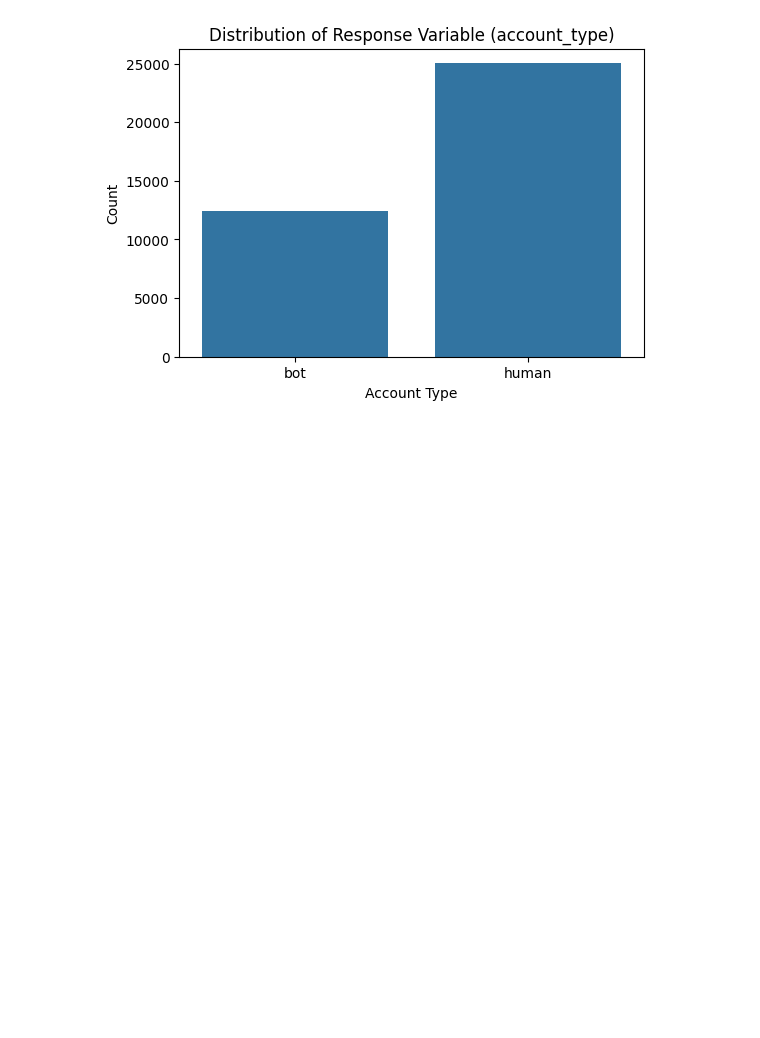
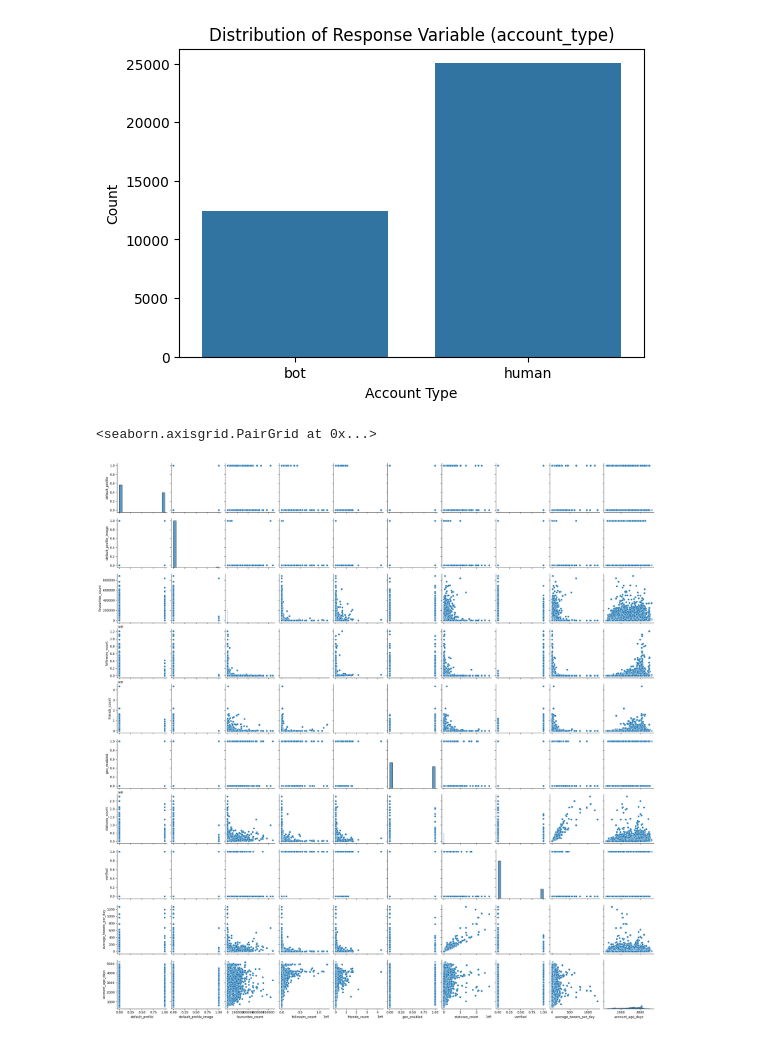
Before and after one commit to Waliya451/Fraud-Detection, a Jupyter notebook: EDA.ipynb, the cells around one changed output. Drawn from its saved outputs; the diff is of its cells as text; code cells hidden in the pictures; blank space fills up the shorter version.

```diff
--- a/EDA.ipynb
+++ b/EDA.ipynb
@@ -200,3 +206,8 @@ plt.ylabel('Count')
 plt.show()
 # %% [output]
 [figure]
+# %%
+sns.pairplot(dataset)
+# %% [output]
+<seaborn.axisgrid.PairGrid at 0x...>
+[figure, added]
```
Also changed, not shown: parts of 1 cell of this notebook.
